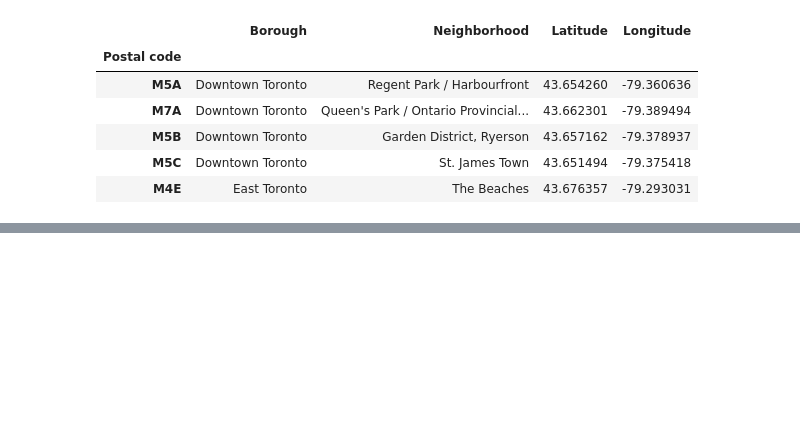
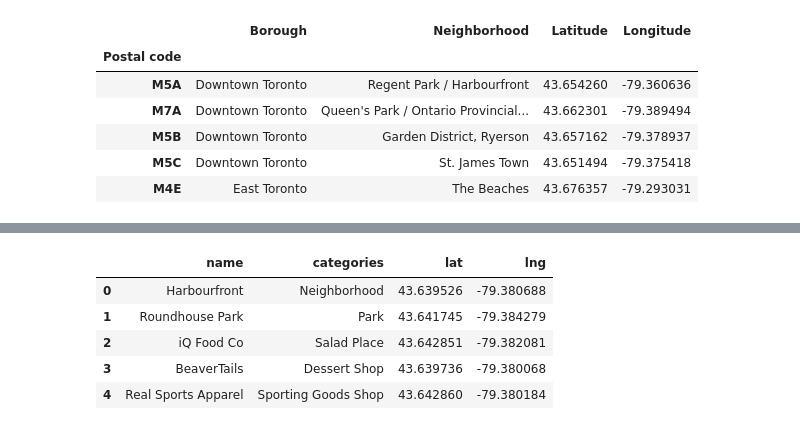
Before and after one commit to BP0W/Data-Capstone, a Jupyter notebook: Neighbourhood Battle of Toronto, Canada.ipynb, the cells around one changed output, grey strips where cells are left out. Drawn from its saved outputs; the diff is of its cells as text; code cells hidden in the pictures; blank space fills up the shorter version.

```diff
--- a/Neighbourhood Battle of Toronto, Canada.ipynb
+++ b/Neighbourhood Battle of Toronto, Canada.ipynb
@@ -241,0 +285,13 @@ Solving environment: /
+# %%
+LIMIT = 100 # limit of number of venues returned by Foursquare API
+radius = 500 # define radius
+# create URL
+url = 'https://api.foursquare.com/v2/venues/explore?&client_id={}&client_secret={}&v={}&ll={},{}&radius={}&limit={}'.format(
+    CLIENT_ID,
+    CLIENT_SECRET,
+    VERSION,
+    neighborhood_latitude,
+    neighborhood_longitude,
+    radius,
+    LIMIT)
+url
@@ -241,0 +333,23 @@ Solving environment: /
+# %%
+venues = results['response']['groups'][0]['items']
+
+nearby_venues = json_normalize(venues) # flatten JSON
+
+# filter columns
+filtered_columns = ['venue.name', 'venue.categories', 'venue.location.lat', 'venue.location.lng']
+nearby_venues =nearby_venues.loc[:, filtered_columns]
+
+# filter the category for each row
+nearby_venues['venue.categories'] = nearby_venues.apply(get_category_type, axis=1)
+
+# clean columns
+nearby_venues.columns = [col.split(".")[-1] for col in nearby_venues.columns]
+
+nearby_venues.head()
+# %% [output]
+|  | name | categories | lat | lng |
+| 0 | Harbourfront | Neighborhood | 43.639526 | -79.380688 |
+| 1 | Roundhouse Park | Park | 43.641745 | -79.384279 |
+| 2 | iQ Food Co | Salad Place | 43.642851 | -79.382081 |
+| 3 | BeaverTails | Dessert Shop | 43.639736 | -79.380068 |
+| 4 | Real Sports Apparel | Sporting Goods Shop | 43.642860 | -79.380184 |
```
Also changed, not shown: parts of 12 cells of this notebook.
